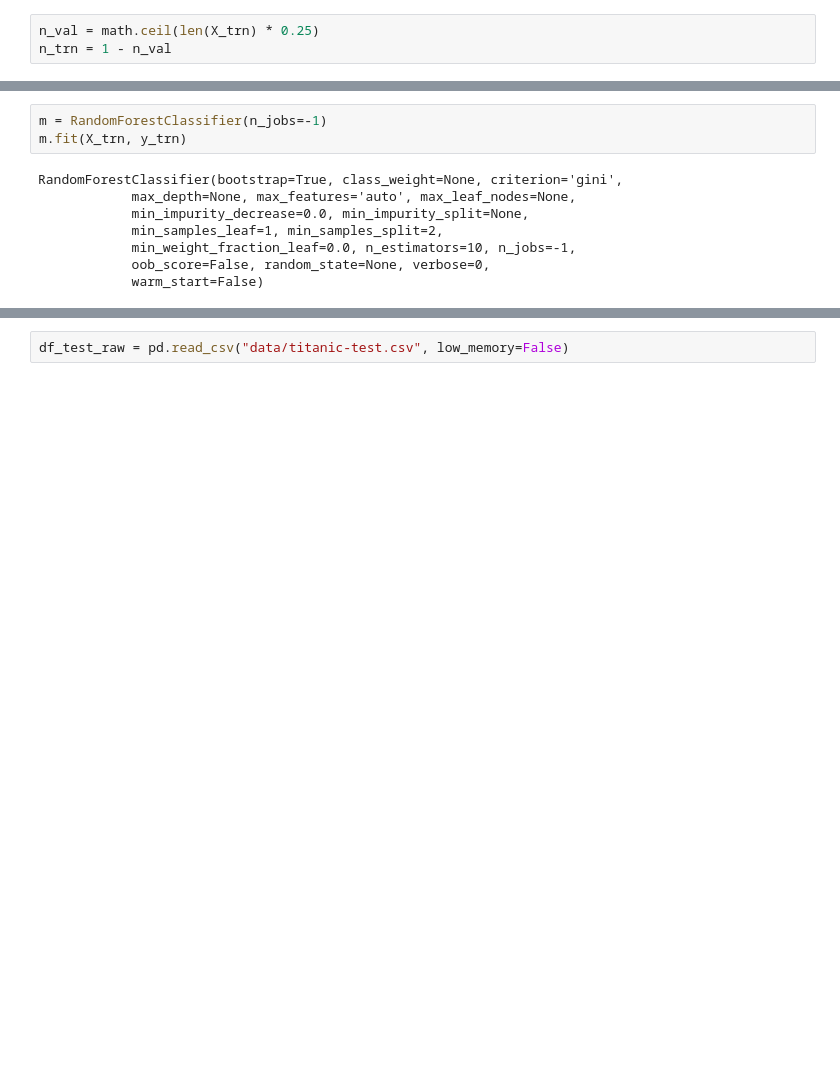
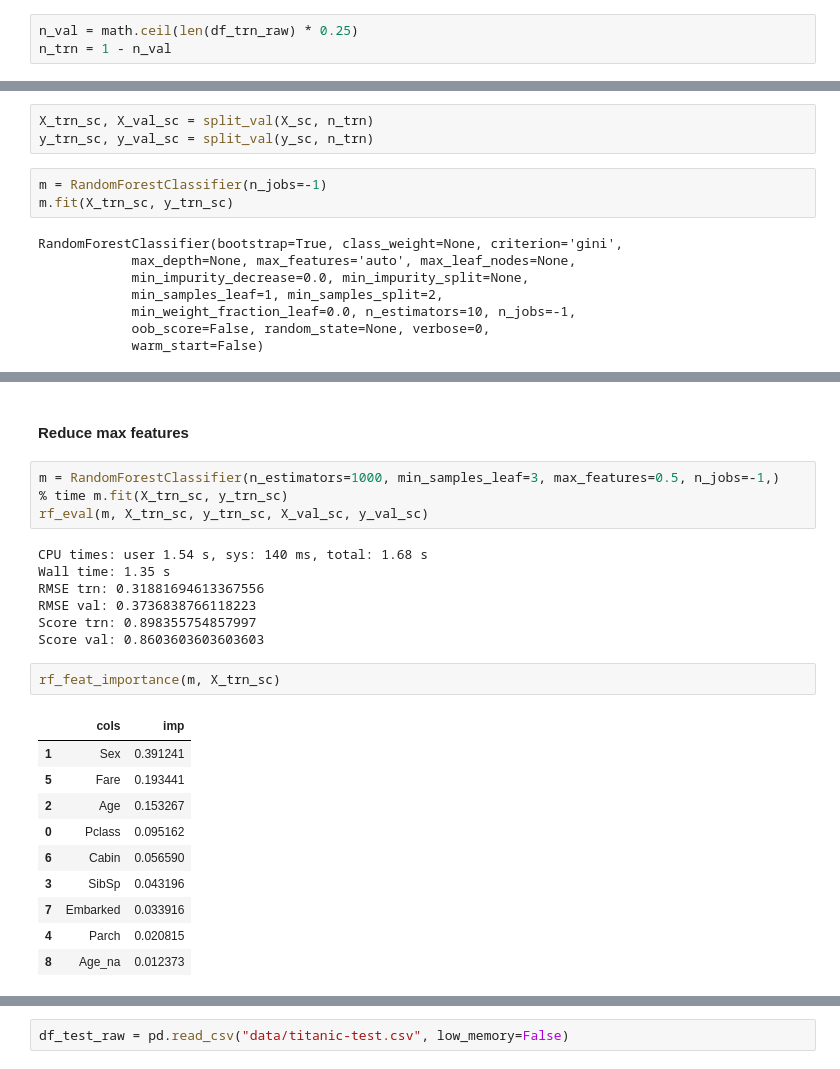
Before and after one commit to theianchan/data-notebooks, a Jupyter notebook: kg-titanic.ipynb, the cells around one changed output, grey strips where cells are left out. Cells and saved outputs as stored; diff of their text form; blank space fills up the shorter version.

```diff
--- a/kg-titanic.ipynb
+++ b/kg-titanic.ipynb
@@ -75,3 +79,3 @@ def split_val(a, n): return a[:n], a[n:]
 # %%
-n_val = math.ceil(len(X_trn) * 0.25)
+n_val = math.ceil(len(df_trn_raw) * 0.25)
 n_trn = 1 - n_val
@@ -81,6 +82,9 @@ y_trn, y_val = split_val(y_trn, n_trn)
+# %%
+X_trn_sc, X_val_sc = split_val(X_sc, n_trn)
+y_trn_sc, y_val_sc = split_val(y_sc, n_trn)
 # %%
 m = RandomForestClassifier(n_jobs=-1)
-m.fit(X_trn, y_trn)
+m.fit(X_trn_sc, y_trn_sc)
 # %% [output]
 RandomForestClassifier(bootstrap=True, class_weight=None, criterion='gini',
             max_depth=None, max_features='auto', max_leaf_nodes=None,
@@ -112,0 +127,26 @@ titanic-sample-subm.csv  titanic-test.csv  titanic-train.csv
+# %% [markdown]
+#### Reduce max features
+# %%
+m = RandomForestClassifier(n_estimators=1000, min_samples_leaf=3, max_features=0.5, n_jobs=-1,)
+% time m.fit(X_trn_sc, y_trn_sc)
+rf_eval(m, X_trn_sc, y_trn_sc, X_val_sc, y_val_sc)
+# %% [output]
+CPU times: user 1.54 s, sys: 140 ms, total: 1.68 s
+Wall time: 1.35 s
+RMSE trn: 0.31881694613367556
+RMSE val: 0.3736838766118223
+Score trn: 0.898355754857997
+Score val: 0.8603603603603603
+# %%
+rf_feat_importance(m, X_trn_sc)
+# %% [output]
+|  | cols | imp |
+| 1 | Sex | 0.391241 |
+| 5 | Fare | 0.193441 |
+| 2 | Age | 0.153267 |
+| 0 | Pclass | 0.095162 |
+| 6 | Cabin | 0.056590 |
+| 3 | SibSp | 0.043196 |
+| 7 | Embarked | 0.033916 |
+| 4 | Parch | 0.020815 |
+| 8 | Age_na | 0.012373 |
```
Also changed, not shown: parts of 53 cells of this notebook, 3 other files.
